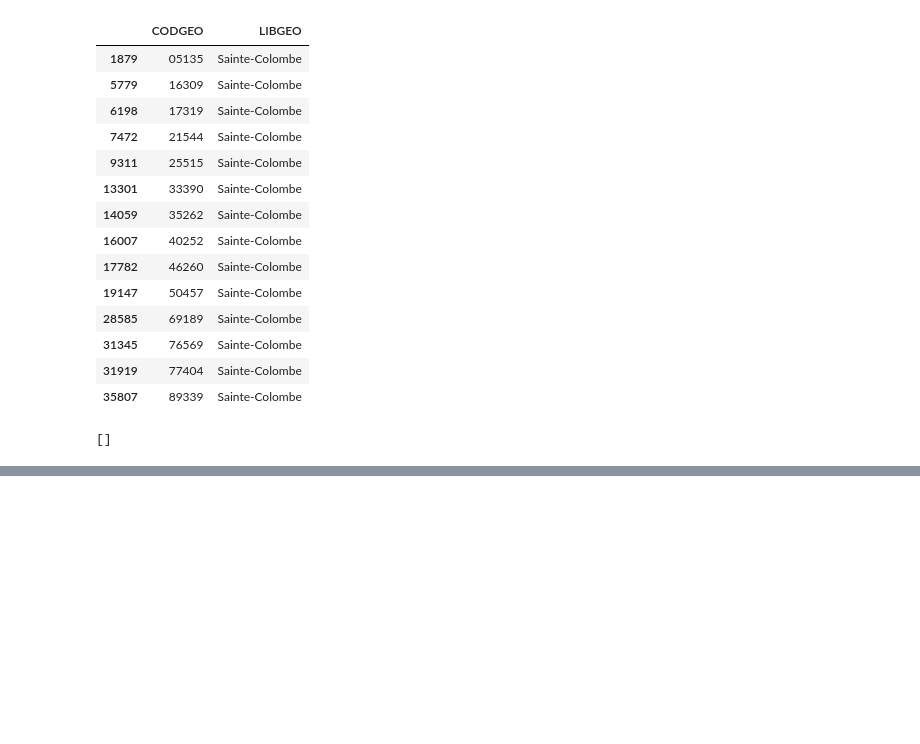
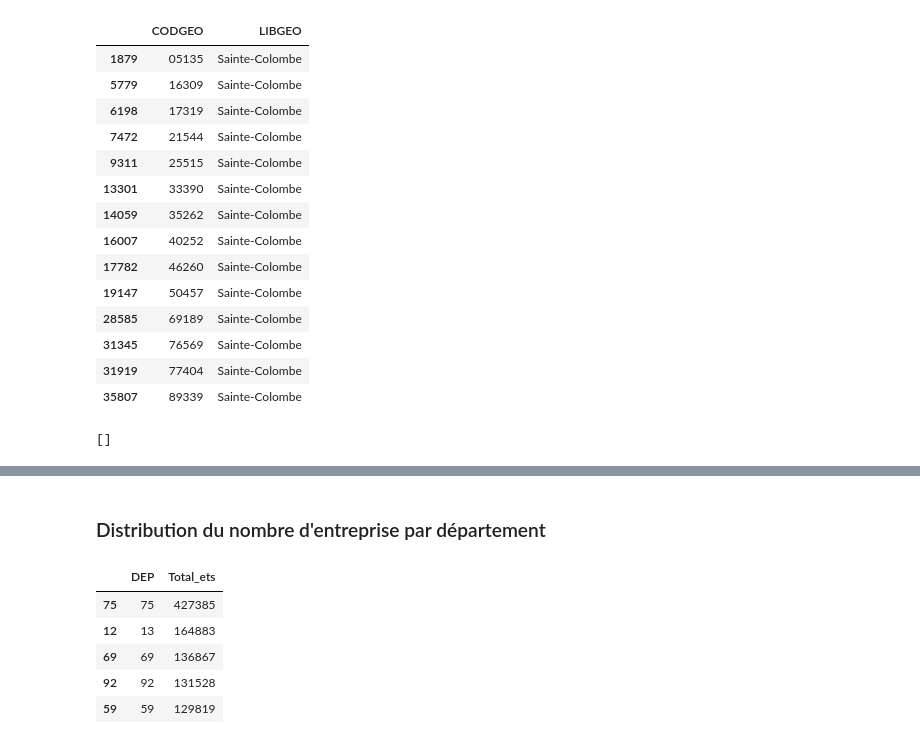
Before and after one commit to Mariehf64/fev23cda_french_industry, a Jupyter notebook: EDA - French Industry ETS.ipynb, the cells around one changed output, grey strips where cells are left out. Saved outputs shown, nothing was run; the diff lists cells and outputs as text; code cells hidden in the pictures; blank space fills up the shorter version.

```diff
--- a/EDA - French Industry ETS.ipynb
+++ b/EDA - French Industry ETS.ipynb
@@ -300,0 +335,12 @@ reg.dtypes
+# %% [markdown]
+### Distribution du nombre d'entreprise par département ###
+# %%
+dep_total_ets = ets.groupby('DEP', as_index=False).agg(Total_ets = ('E14TST', 'sum')).sort_values(by='Total_ets', ascending=False)
+dep_total_ets.head()
+# %% [output]
+|  | DEP | Total_ets |
+| 75 | 75 | 427385 |
+| 12 | 13 | 164883 |
+| 69 | 69 | 136867 |
+| 92 | 92 | 131528 |
+| 59 | 59 | 129819 |
```
Also changed, not shown: parts of 11 cells of this notebook.
